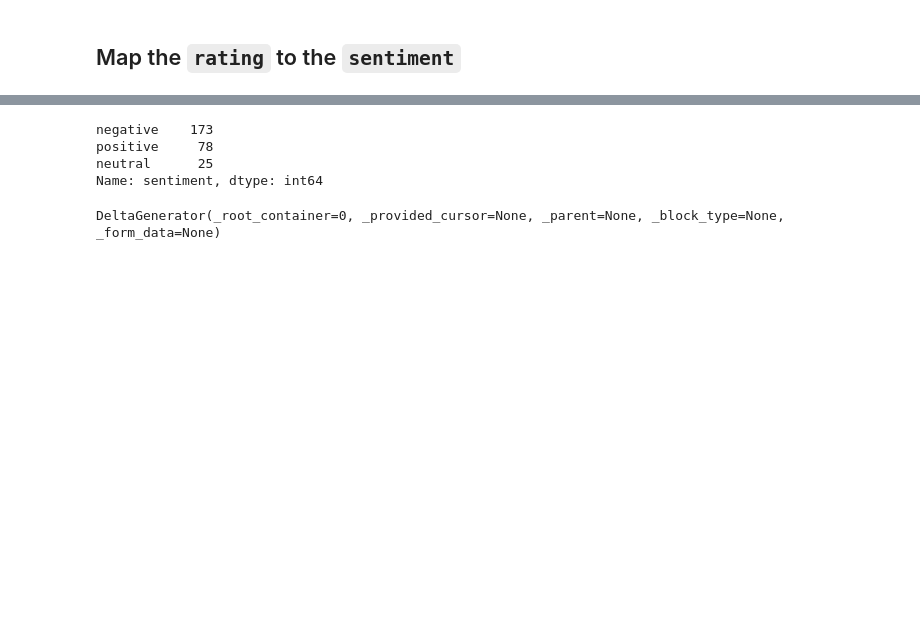
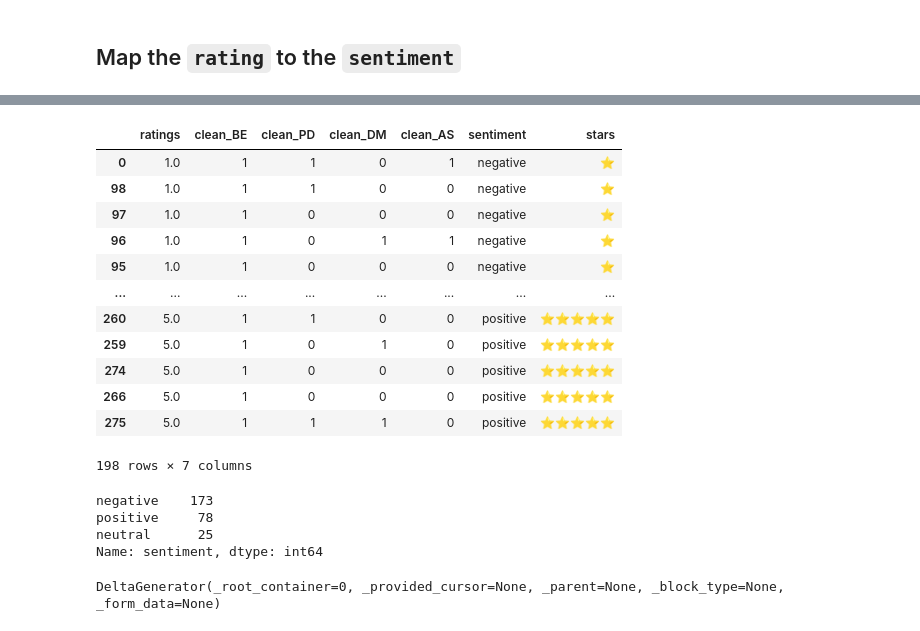
Before and after one commit to CarlOsito16/Hexamind, a Jupyter notebook: Clustering/Obj1_Dashboard/dashboard_1.ipynb, the cells around one changed output, grey strips where cells are left out. Drawn from its saved outputs; the diff is of its cells as text; code cells hidden in the pictures; blank space fills up the shorter version.

```diff
--- a/Clustering/Obj1_Dashboard/dashboard_1.ipynb
+++ b/Clustering/Obj1_Dashboard/dashboard_1.ipynb
@@ -63,0 +103,16 @@ group_df.head()
+# %%
+group_df[group_df['clean_BE'] == 1].sort_values('stars')
+# %% [output]
+|  | ratings | clean_BE | clean_PD | clean_DM | clean_AS | sentiment | stars |
+| 0 | 1.0 | 1 | 1 | 0 | 1 | negative | ⭐ |
+| 98 | 1.0 | 1 | 1 | 0 | 0 | negative | ⭐ |
+| 97 | 1.0 | 1 | 0 | 0 | 0 | negative | ⭐ |
+| 96 | 1.0 | 1 | 0 | 1 | 1 | negative | ⭐ |
+| 95 | 1.0 | 1 | 0 | 0 | 0 | negative | ⭐ |
+| ... | ... | ... | ... | ... | ... | ... | ... |
+| 260 | 5.0 | 1 | 1 | 0 | 0 | positive | ⭐⭐⭐⭐⭐ |
+| 259 | 5.0 | 1 | 0 | 1 | 0 | positive | ⭐⭐⭐⭐⭐ |
+| 274 | 5.0 | 1 | 0 | 0 | 0 | positive | ⭐⭐⭐⭐⭐ |
+| 266 | 5.0 | 1 | 0 | 0 | 0 | positive | ⭐⭐⭐⭐⭐ |
+| 275 | 5.0 | 1 | 1 | 1 | 0 | positive | ⭐⭐⭐⭐⭐ |
+198 rows × 7 columns
```
Also changed, not shown: parts of 16 cells of this notebook, 3 other files.
